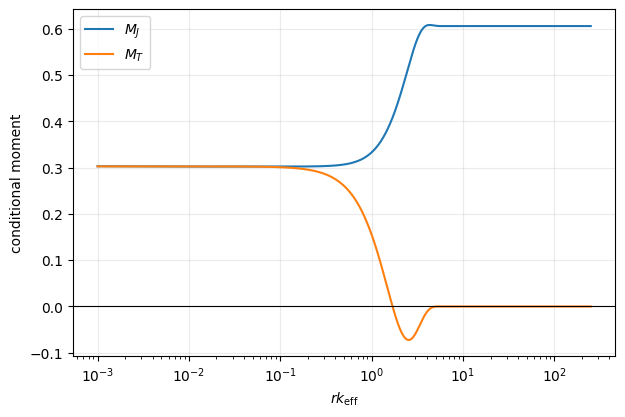
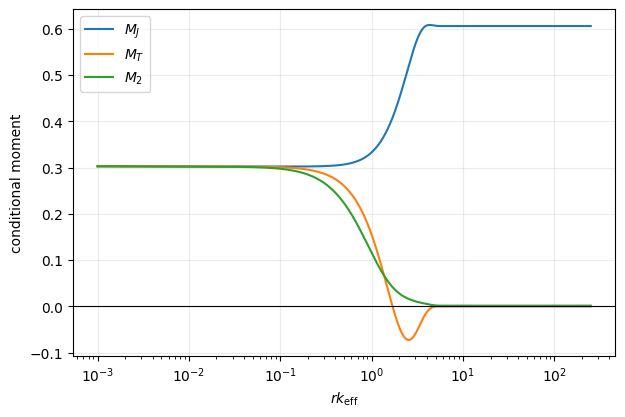
Unified diff of the notebook cell whose output changed from the first chart to the second:
--- before
+++ after
@@ -2,4 +2,5 @@
 ax.semilogx(r_grid*k_eff, M_J, label=r"$M_J$")
 ax.semilogx(r_grid*k_eff, M_T, label=r"$M_T$")
+ax.semilogx(r_grid*k_eff, M_2, label=r"$M_2$")
 ax.axhline(0, color="black", lw=0.8)
 ax.set_xlabel(r"$r k_{\rm eff}$")

Commit: update tangent moment plot